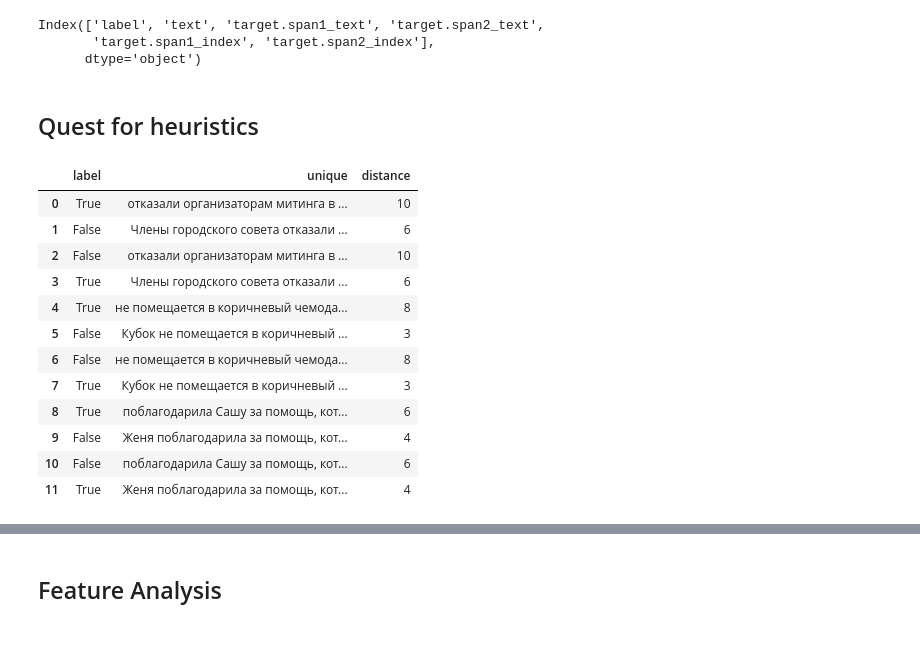
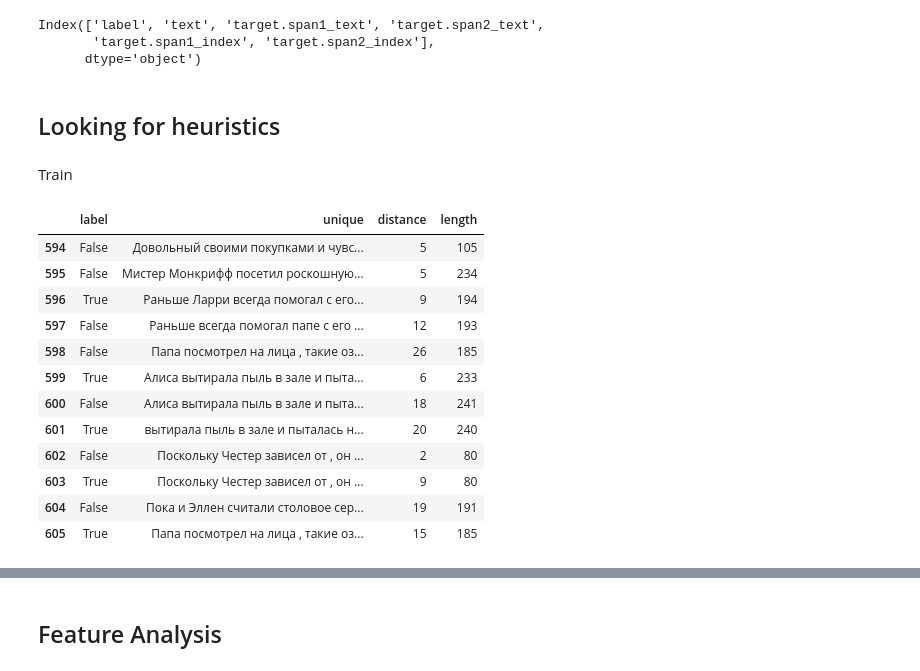
Before and after one commit to tatiana-iazykova/2020_HACK_RUSSIANSUPERGLUE, a Jupyter notebook: RSG_RWSD.ipynb, the cells around one changed output, grey strips where cells are left out. Saved outputs shown, nothing was run; the diff lists cells and outputs as text; code cells hidden in the pictures; blank space fills up the shorter version.

Commit message:
Add some heuristics to RWSD

```diff
--- a/RSG_RWSD.ipynb
+++ b/RSG_RWSD.ipynb
@@ -120,7 +284,7 @@ weighted avg       0.53      0.55      0.41       204
 import pandas as pd
 import json
 pd.set_option('display.max_colwidth', None)
-pd.set_option('display.max_rows', 100)
+pd.set_option('display.max_rows', 1000)
 
 class JSONL_handler():
     """ opens a jsonl file and turns it into a necessary data structure """
@@ -212,31 +376,34 @@ Index(['label', 'text', 'target.span1_text', 'target.span2_text',
        'target.span1_index', 'target.span2_index'],
       dtype='object')
 # %% [markdown]
-## Quest for heuristics
+## Looking for heuristics
+# %% [markdown]
+Train
 # %%
 def unique(row):
     string = row.text.replace(row['target.span1_text'],'')
     string.replace(row['target.span2_text'],'')
     string.replace(",",'')
     return string
 
 def distance(row):
     return row['target.span2_index'] - row['target.span1_index']
 
 df['unique'] = df.apply(unique, axis=1)
 df['distance'] = df[['target.span1_index', 'target.span2_index']].apply(distance, axis=1)
-df[['label', 'unique', 'distance']].head(12)
+df['length'] = df['unique'].apply(len)
+df[['label', 'unique', 'distance', 'length']].tail(12)
 # %% [output]
-|  | label | unique | distance |
-| 0 | True | отказали организаторам митинга в ... | 10 |
-| 1 | False | Члены городского совета отказали ... | 6 |
-| 2 | False | отказали организаторам митинга в ... | 10 |
-| 3 | True | Члены городского совета отказали ... | 6 |
-| 4 | True | не помещается в коричневый чемода... | 8 |
-| 5 | False | Кубок не помещается в коричневый ... | 3 |
-| 6 | False | не помещается в коричневый чемода... | 8 |
-| 7 | True | Кубок не помещается в коричневый ... | 3 |
-| 8 | True | поблагодарила Сашу за помощь, кот... | 6 |
-| 9 | False | Женя поблагодарила за помощь, кот... | 4 |
-| 10 | False | поблагодарила Сашу за помощь, кот... | 6 |
-| 11 | True | Женя поблагодарила за помощь, кот... | 4 |
+|  | label | unique | distance | length |
+| 594 | False | Довольный своими покупками и чувс... | 5 | 105 |
+| 595 | False | Мистер Монкрифф посетил роскошную... | 5 | 234 |
+| 596 | True | Раньше Ларри всегда помогал с его... | 9 | 194 |
+| 597 | False | Раньше всегда помогал папе с его ... | 12 | 193 |
+| 598 | False | Папа посмотрел на лица , такие оз... | 26 | 185 |
+| 599 | True | Алиса вытирала пыль в зале и пыта... | 6 | 233 |
+| 600 | False | Алиса вытирала пыль в зале и пыта... | 18 | 241 |
+| 601 | True | вытирала пыль в зале и пыталась н... | 20 | 240 |
+| 602 | False | Поскольку Честер зависел от , он ... | 2 | 80 |
+| 603 | True | Поскольку Честер зависел от , он ... | 9 | 80 |
+| 604 | False | Пока и Эллен считали столовое сер... | 19 | 191 |
+| 605 | True | Папа посмотрел на лица , такие оз... | 15 | 185 |
```
Also changed, not shown: parts of 21 cells of this notebook.
